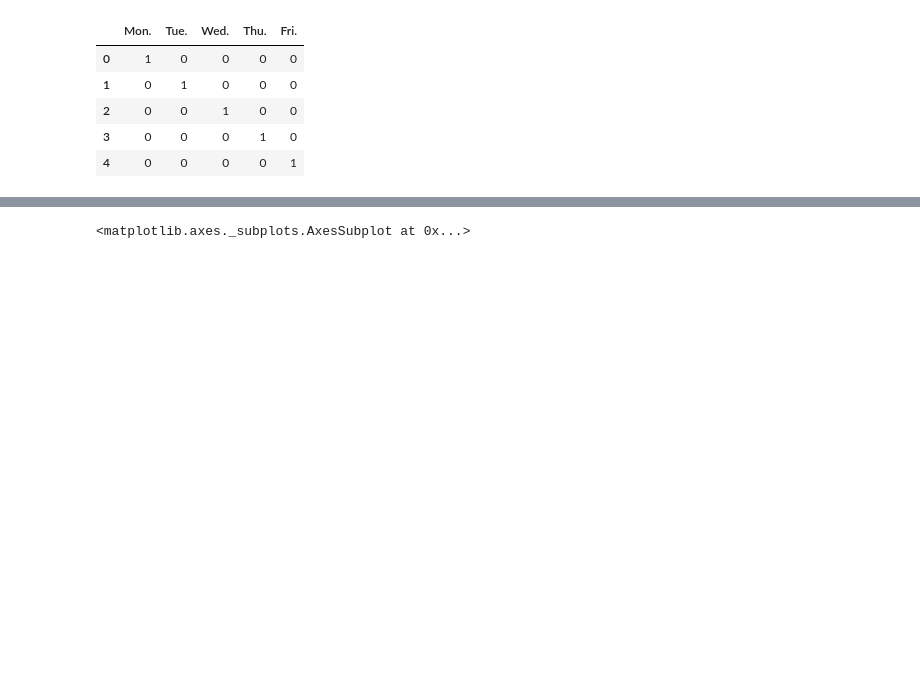
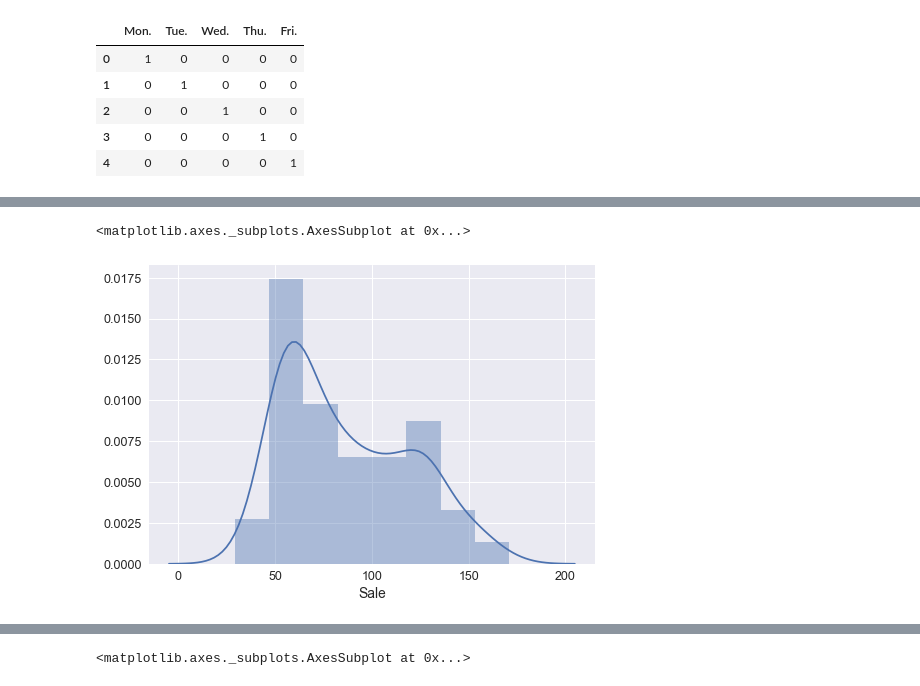
Before and after one commit to kazukousen/kaggle_sample, a Jupyter notebook: Obento.ipynb, the cells around one changed output, grey strips where cells are left out. Drawn from its saved outputs; the diff is of its cells as text; code cells hidden in the pictures; blank space fills up the shorter version.

```diff
--- a/Obento.ipynb
+++ b/Obento.ipynb
@@ -80,0 +146,5 @@ dtype: int64
+# %%
+sns.distplot(df_train['Sale'])
+# %% [output]
+<matplotlib.axes._subplots.AxesSubplot at 0x...>
+[figure, added]
```
Also changed, not shown: parts of 20 cells of this notebook, 1 other file.
